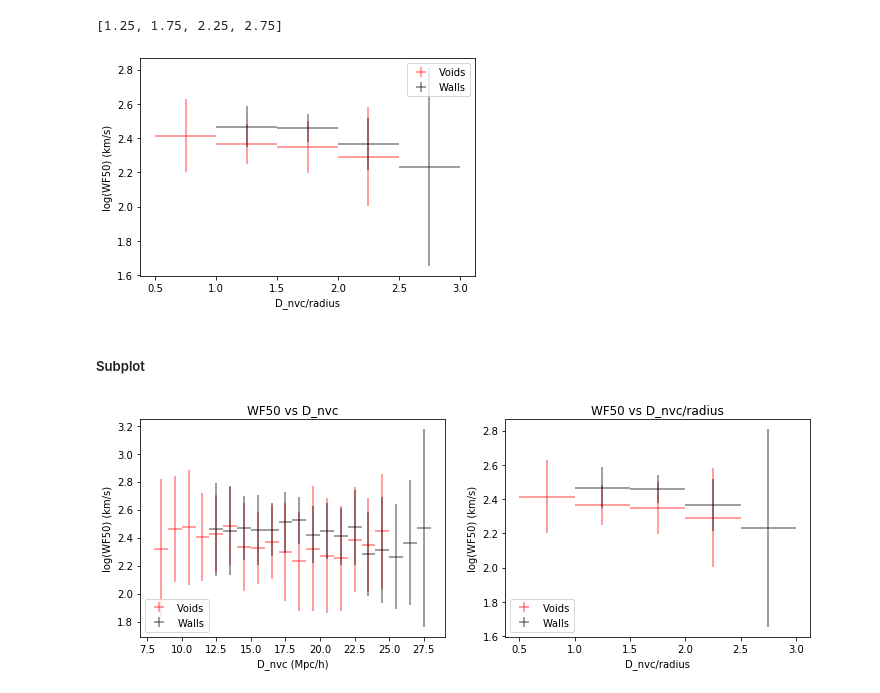
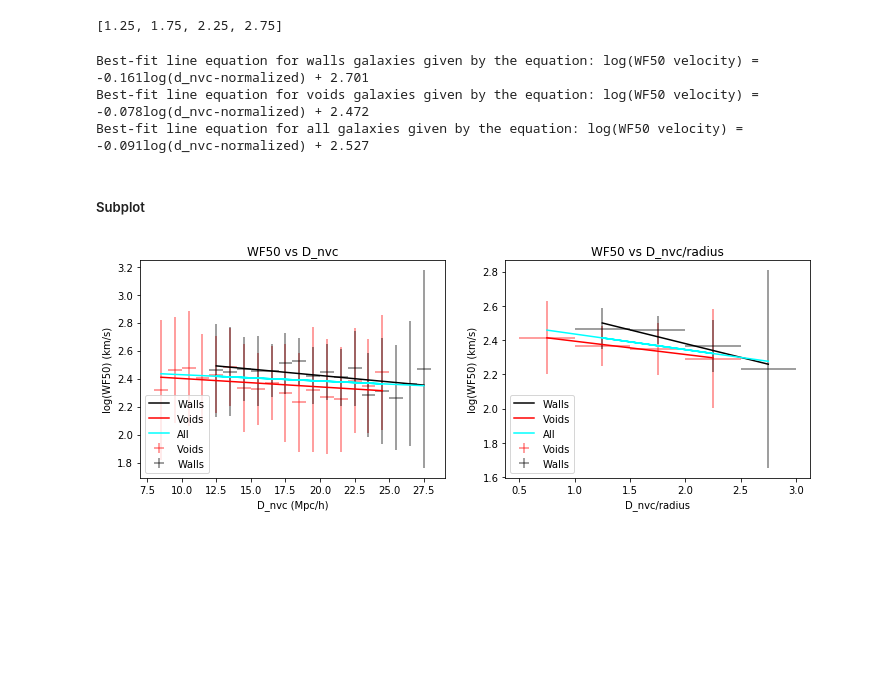
Before and after one commit to usiam/Summer-20_Galactic-Rotation-Curves-And-Dark-Matter, a Jupyter notebook: 11. Nearest_distance_plots.ipynb, the cells around one changed output. Drawn from its saved outputs; the diff is of its cells as text; code cells hidden in the pictures; blank space fills up the shorter version.

Commit message:
best-fit lines added

```diff
--- a/11. Nearest_distance_plots.ipynb
+++ b/11. Nearest_distance_plots.ipynb
@@ -95,3 +98,28 @@ plt.show()
+# %%
+def f(x, m, b):
+    return m*x + b
+# %%
+def linear_bestfit(xdata, ydata, galEnvironment, distType):
+
+    xdata = np.asarray(xdata, dtype=np.float64)
+
+    popt, pcov = curve_fit(f, xdata, ydata)
+    m_bf, b_bf = popt
+    m_err, b_err = np.sqrt(np.diag(pcov))
+
+    m_bf_3 = round(m_bf, 3)
+    b_bf_3 = round(b_bf, 3)
+
+    ydata_line = m_bf * xdata + b_bf
+
+#     if galEnvironment == 'walls':
+    print('Best-fit line equation for ' + galEnvironment + ' galaxies given by the equation: log(WF50 velocity) = ' + str(m_bf_3) + 'log(' + distType + ') + ' + str(b_bf_3))
+#     elif galEnvironment == 'voids':
+#         print('Best-fit line equation for voids galaxies given by the equation: log(WF50 velocity) = ' + str(m_bf_2) + 'log(' + xdata + ') + ' + str(b_bf_2))
+#     else:
+#         print('Best-fit line equation for all galaxies given by the equation: log(WF50 velocity) = ' + str(m_bf_2) + 'log(' + xdata + ') + ' + str(b_bf_2))
+
+    return ydata_line
 # %% [markdown]
 ### Median plots
 # %% [markdown]
@@ -447,0 +476,7 @@ plt.show()
+# %%
+wf50_vc_bins = voids_wf50_vc_bins_medians + walls_wf50_vc_bins_medians
+d_nvc_bins = voids_center_dist_vc + walls_center_dist_vc
+
+ydata_d_vc_walls_line = linear_bestfit(walls_center_dist_vc , walls_wf50_vc_bins_medians,'walls','d_nvc')
+ydata_d_vc_voids_line = linear_bestfit(voids_center_dist_vc , voids_wf50_vc_bins_medians,'voids','d_nvc')
+ydata_d_vc_all_line = linear_bestfit(d_nvc_bins, wf50_vc_bins, 'all', 'd_nvc')
@@ -560,35 +591,43 @@ voids_wf50_vc_norm_bins_medians_err, _ = bin_correction(voids_wf50_vc_norm_bins_
 #voids_center_dist_vc_norm= voids_center_dist_vc_norm[:len(voids_wf50_vc_norm_bins_medians)]
 # %% [output]
 [1.25, 1.75, 2.25, 2.75]
-# %%
-plt.errorbar(voids_center_dist_vc_norm, voids_wf50_vc_norm_bins_medians, xerr = voids_center_dist_vc_norm_err, yerr = voids_wf50_vc_norm_bins_medians_err, fmt ='none', color = 'red', alpha = 0.5, label = 'Voids')
-plt.errorbar(walls_center_dist_vc_norm, walls_wf50_vc_norm_bins_medians, xerr = walls_center_dist_vc_norm_err, yerr = walls_wf50_vc_norm_bins_medians_err, fmt ='none', color = 'black', alpha = 0.5, label = 'Walls')
-plt.ylabel('log(WF50) (km/s)')
-plt.xlabel('D_nvc/radius')
-plt.legend()
-plt.show()
-# %% [output]
-[figure, removed]
+# %%
+wf50_vc_norm_bins = voids_wf50_vc_norm_bins_medians + walls_wf50_vc_norm_bins_medians
+d_nvc_norm_bins = voids_center_dist_vc_norm + walls_center_dist_vc_norm
+
+ydata_d_vc_norm_walls_line = linear_bestfit(walls_center_dist_vc_norm , walls_wf50_vc_norm_bins_medians,'walls','d_nvc-normalized')
+ydata_d_vc_norm_voids_line = linear_bestfit(voids_center_dist_vc_norm , voids_wf50_vc_norm_bins_medians,'voids','d_nvc-normalized')
+ydata_d_vc_norm_all_line = linear_bestfit(d_nvc_norm_bins, wf50_vc_norm_bins, 'all', 'd_nvc-normalized')
+# %% [output]
+Best-fit line equation for walls galaxies given by the equation: log(WF50 velocity) = -0.161log(d_nvc-normalized) + 2.701
+Best-fit line equation for voids galaxies given by the equation: log(WF50 velocity) = -0.078log(d_nvc-normalized) + 2.472
+Best-fit line equation for all galaxies given by the equation: log(WF50 velocity) = -0.091log(d_nvc-normalized) + 2.527
 # %% [markdown]
 ##### Subplot
 # %%
 fig, axs = plt.subplots(1,2, figsize=(12,4))
 axs[0].errorbar(voids_center_dist_vc, voids_wf50_vc_bins_medians, xerr = voids_center_dist_vc_err, yerr = voids_wf50_vc_bins_medians_err, fmt ='none', color = 'red', alpha = 0.5, label = 'Voids')
 axs[0].errorbar(walls_center_dist_vc, walls_wf50_vc_bins_medians, xerr = walls_center_dist_vc_err, yerr = walls_wf50_vc_bins_medians_err, fmt ='none', color = 'black', alpha = 0.5, label = 'Walls')
+axs[0].plot(walls_center_dist_vc, ydata_d_vc_walls_line, color = 'black', label = 'Walls')
+axs[0].plot(voids_center_dist_vc, ydata_d_vc_voids_line, color = 'red', label = 'Voids')
+axs[0].plot(d_nvc_bins, ydata_d_vc_all_line, color = 'cyan', label = 'All')
 axs[0].set_title('WF50 vs D_nvc')
 axs[0].set_ylabel('log(WF50) (km/s)')
 axs[0].set_xlabel('D_nvc (Mpc/h)')
 axs[0].legend(loc = 'lower left')
 
 
 axs[1].errorbar(voids_center_dist_vc_norm, voids_wf50_vc_norm_bins_medians, xerr = voids_center_dist_vc_norm_err, yerr = voids_wf50_vc_norm_bins_medians_err, fmt ='none', color = 'red', alpha = 0.5, label = 'Voids')
 axs[1].errorbar(walls_center_dist_vc_norm, walls_wf50_vc_norm_bins_medians, xerr = walls_center_dist_vc_norm_err, yerr = walls_wf50_vc_norm_bins_medians_err, fmt ='none', color = 'black', alpha = 0.5, label = 'Walls')
+axs[1].plot(walls_center_dist_vc_norm, ydata_d_vc_norm_walls_line, color = 'black', label = 'Walls')
+axs[1].plot(voids_center_dist_vc_norm, ydata_d_vc_norm_voids_line, color = 'red', label = 'Voids')
+axs[1].plot(d_nvc_norm_bins, ydata_d_vc_norm_all_line, color = 'cyan', label = 'All')
 axs[1].set_title('WF50 vs D_nvc/radius')
 axs[1].set_ylabel('log(WF50) (km/s)')
 axs[1].set_xlabel('D_nvc/radius')
 axs[1].legend(loc = 'lower left')
 
 
 plt.show()
 # %% [output]
-[figure, old version]
+[figure, new version]
```
Also changed, not shown: parts of 10 cells of this notebook.
